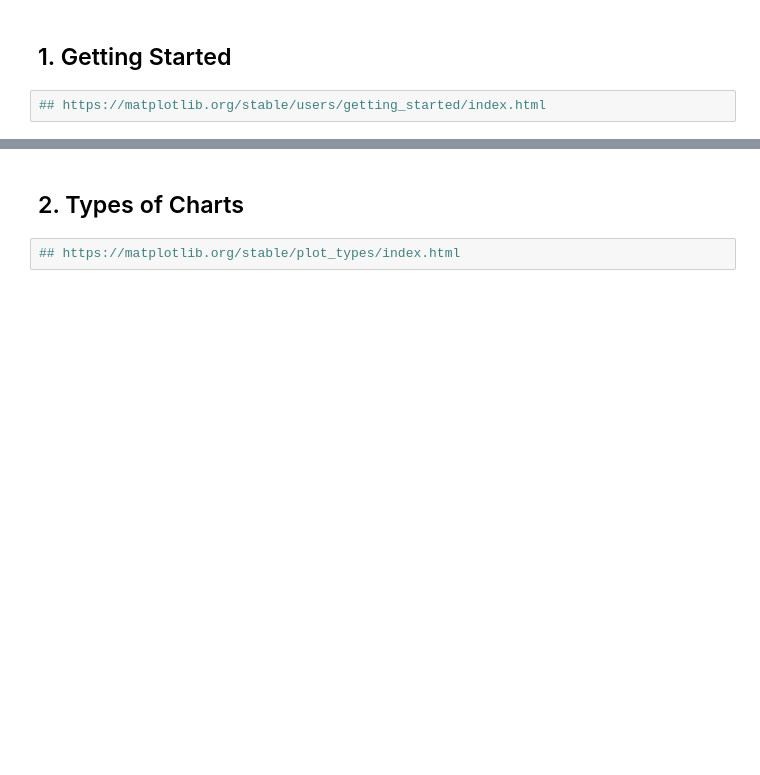
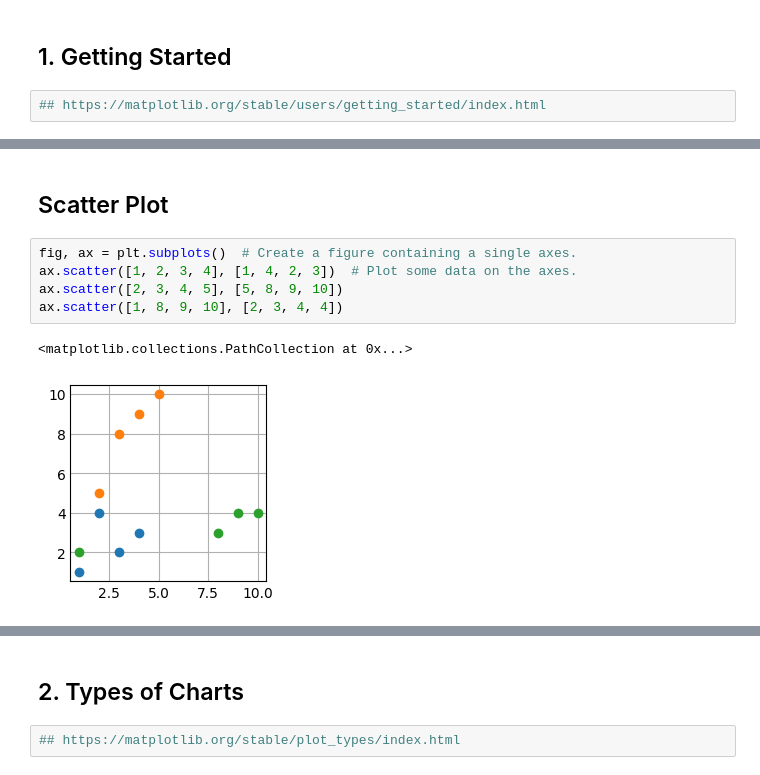
Before and after one commit to ashishpal2702/DataScience-Bootcamp, a Jupyter notebook: Python DS/Data visualisation/Matplotlib Intro.ipynb, the cells around one changed output, grey strips where cells are left out. Drawn from its saved outputs; the diff is of its cells as text; blank space fills up the shorter version.

```diff
--- a/Python DS/Data visualisation/Matplotlib Intro.ipynb
+++ b/Python DS/Data visualisation/Matplotlib Intro.ipynb
@@ -17,0 +37,10 @@
+# %% [markdown]
+## Scatter Plot
+# %%
+fig, ax = plt.subplots()  # Create a figure containing a single axes.
+ax.scatter([1, 2, 3, 4], [1, 4, 2, 3])  # Plot some data on the axes.
+ax.scatter([2, 3, 4, 5], [5, 8, 9, 10])
+ax.scatter([1, 8, 9, 10], [2, 3, 4, 4])
+# %% [output]
+<matplotlib.collections.PathCollection at 0x...>
+[figure, added]
```
Also changed, not shown: parts of 12 cells of this notebook.
